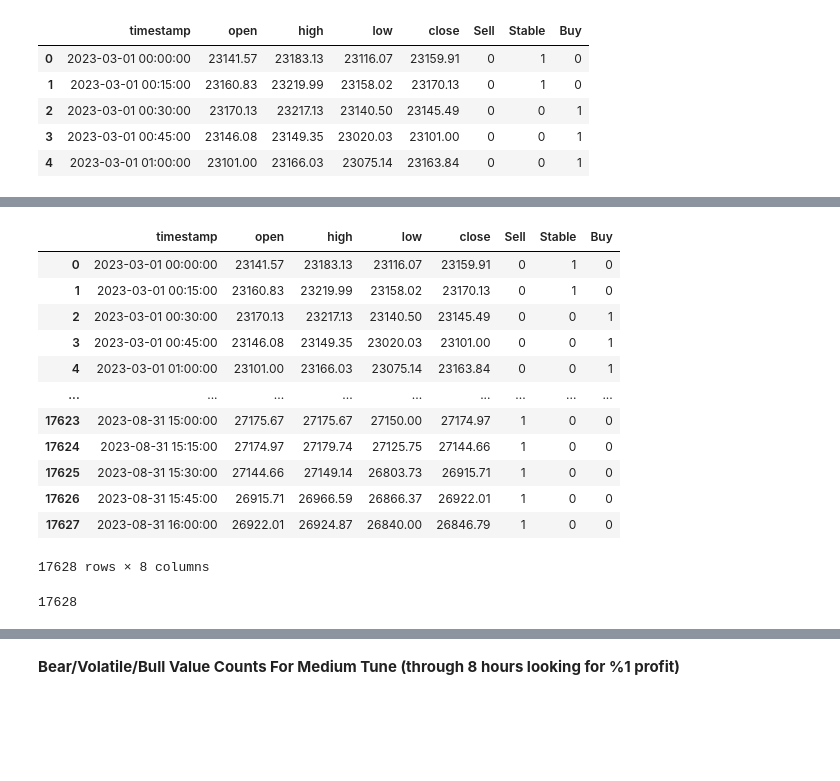
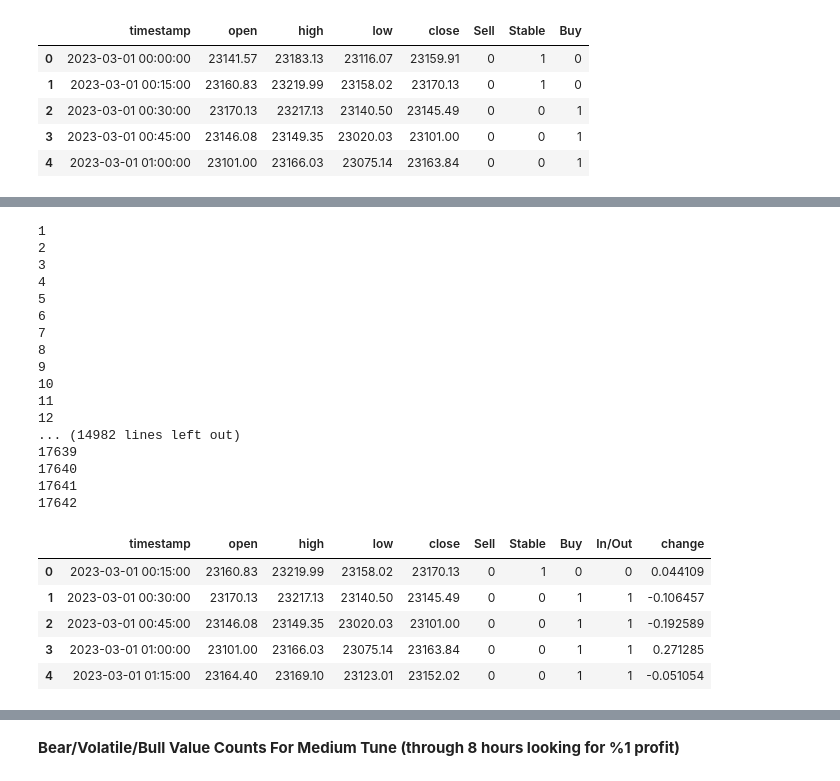
Before and after one commit to anilergan/AISMTB, a Jupyter notebook: binance_api_main.ipynb, the cells around one changed output, grey strips where cells are left out. Cells and saved outputs as stored; diff of their text form; code cells hidden in the pictures; blank space fills up the shorter version.

```diff
--- a/binance_api_main.ipynb
+++ b/binance_api_main.ipynb
@@ -303,20 +319,58 @@ df.head(5)
+# %%
+df['In/Out'] = 0
+
+i = 0
+while i<len(df):
+    if df.iloc[i, -2] == 1:
+        while ((df.iloc[i, -2] == 1) | (df.iloc[i, -3] == 1)) & (i<len(df)):
+            df.iloc[i, -1] = 1
+            i += 1
+            print(i)
+
+    if ((df.iloc[i, -4] == 1) | (df.iloc[i, -3] == 1)):
+        i += 1
+        print(i)
+
+
+    else: i += 1
+# %% [output]
+1
+2
+3
+4
+5
+6
+7
+8
+9
+10
+11
+12
+... (14982 lines left out)
+17639
+17640
+17641
+17642
+# %%
+df['change'] = None
+
+for i in range(1, len(df)):
+    close = df.iloc[i, 4]
+    previous_close = df.iloc[i-1, 4]
+
+    change = close - previous_close
+    change_percentage = change * 100 / close
+    df.loc[i,'change'] = change_percentage
+
+df = df.iloc[1:,:]
+# %%
+df.reset_index(drop=True, inplace=True)
 # %%
-df
+df.head()
 # %% [output]
-|  | timestamp | open | high | low | close | Sell | Stable | Buy |
-| 0 | 2023-03-01 00:00:00 | 23141.57 | 23183.13 | 23116.07 | 23159.91 | 0 | 1 | 0 |
-| 1 | 2023-03-01 00:15:00 | 23160.83 | 23219.99 | 23158.02 | 23170.13 | 0 | 1 | 0 |
-| 2 | 2023-03-01 00:30:00 | 23170.13 | 23217.13 | 23140.50 | 23145.49 | 0 | 0 | 1 |
-| 3 | 2023-03-01 00:45:00 | 23146.08 | 23149.35 | 23020.03 | 23101.00 | 0 | 0 | 1 |
-| 4 | 2023-03-01 01:00:00 | 23101.00 | 23166.03 | 23075.14 | 23163.84 | 0 | 0 | 1 |
-| ... | ... | ... | ... | ... | ... | ... | ... | ... |
-| 17623 | 2023-08-31 15:00:00 | 27175.67 | 27175.67 | 27150.00 | 27174.97 | 1 | 0 | 0 |
-| 17624 | 2023-08-31 15:15:00 | 27174.97 | 27179.74 | 27125.75 | 27144.66 | 1 | 0 | 0 |
-| 17625 | 2023-08-31 15:30:00 | 27144.66 | 27149.14 | 26803.73 | 26915.71 | 1 | 0 | 0 |
-| 17626 | 2023-08-31 15:45:00 | 26915.71 | 26966.59 | 26866.37 | 26922.01 | 1 | 0 | 0 |
-| 17627 | 2023-08-31 16:00:00 | 26922.01 | 26924.87 | 26840.00 | 26846.79 | 1 | 0 | 0 |
+|  | timestamp | open | high | low | close | Sell | Stable | Buy | In/Out | change |
+| 0 | 2023-03-01 00:15:00 | 23160.83 | 23219.99 | 23158.02 | 23170.13 | 0 | 1 | 0 | 0 | 0.044109 |
+| 1 | 2023-03-01 00:30:00 | 23170.13 | 23217.13 | 23140.50 | 23145.49 | 0 | 0 | 1 | 1 | -0.106457 |
+| 2 | 2023-03-01 00:45:00 | 23146.08 | 23149.35 | 23020.03 | 23101.00 | 0 | 0 | 1 | 1 | -0.192589 |
+| 3 | 2023-03-01 01:00:00 | 23101.00 | 23166.03 | 23075.14 | 23163.84 | 0 | 0 | 1 | 1 | 0.271285 |
+| 4 | 2023-03-01 01:15:00 | 23164.40 | 23169.10 | 23123.01 | 23152.02 | 0 | 0 | 1 | 1 | -0.051054 |
-17628 rows × 8 columns
-# %%
-len(df)
-# %% [output]
-17628
```
Also changed, not shown: parts of 19 cells of this notebook, 6 other files.
